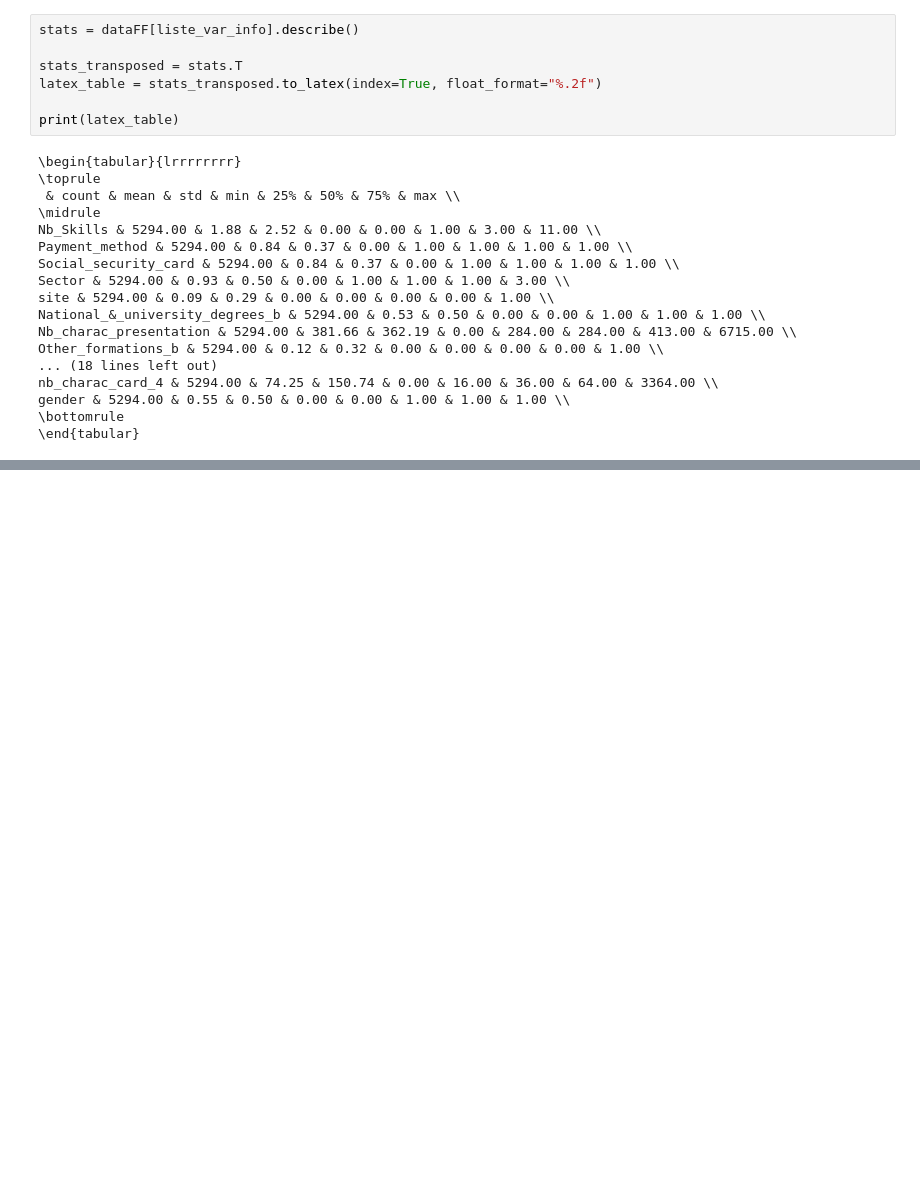
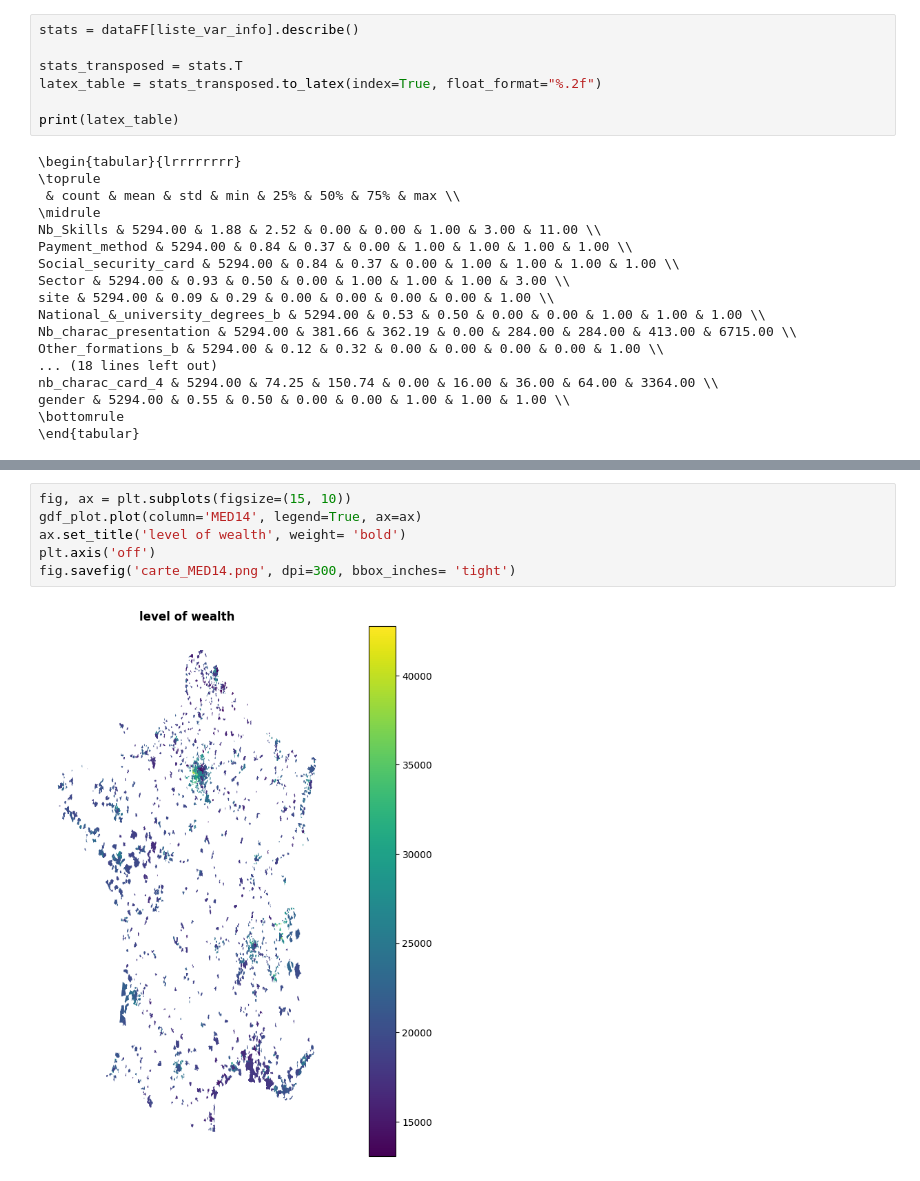
Before and after one commit to JulieBoyer/Econometrics, a Jupyter notebook: pre-treatment.ipynb, the cells around one changed output, grey strips where cells are left out. Drawn from its saved outputs; the diff is of its cells as text; blank space fills up the shorter version.

```diff
--- a/pre-treatment.ipynb
+++ b/pre-treatment.ipynb
@@ -531,0 +570,8 @@ Nb_doct_f_D_30km & 5294.00 & 0.00 & 0.01 & 0.00 & 0.00 & 0.00 & 0.00 & 0.02 \\
+# %%
+fig, ax = plt.subplots(figsize=(15, 10))
+gdf_plot.plot(column='MED14', legend=True, ax=ax)
+ax.set_title('level of wealth', weight= 'bold')
+plt.axis('off')
+fig.savefig('carte_MED14.png', dpi=300, bbox_inches= 'tight')
+# %% [output]
+[figure, added]
```
Also changed, not shown: parts of 16 cells of this notebook, 4 other files.
